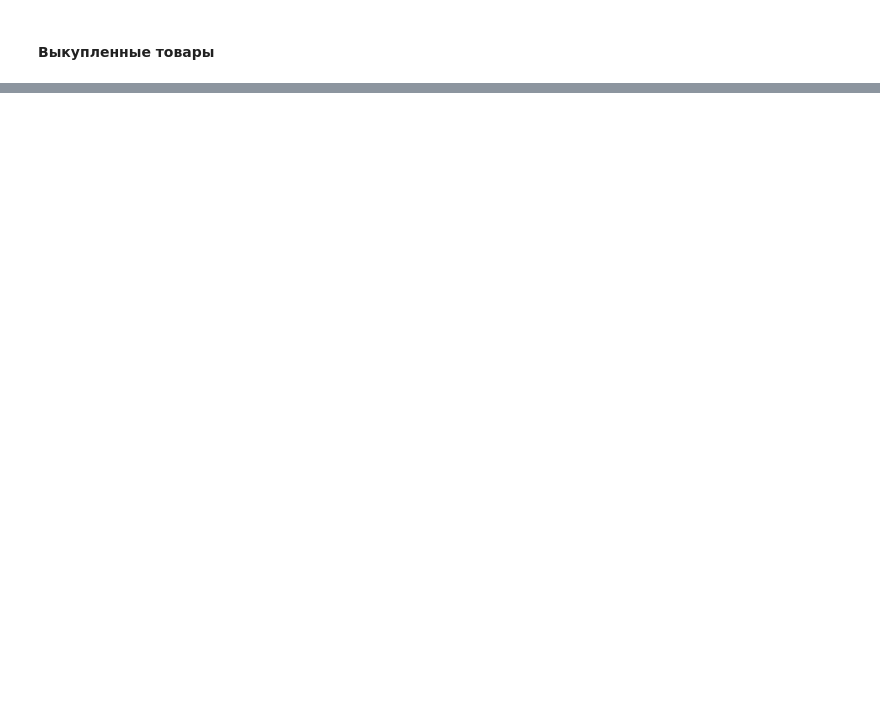
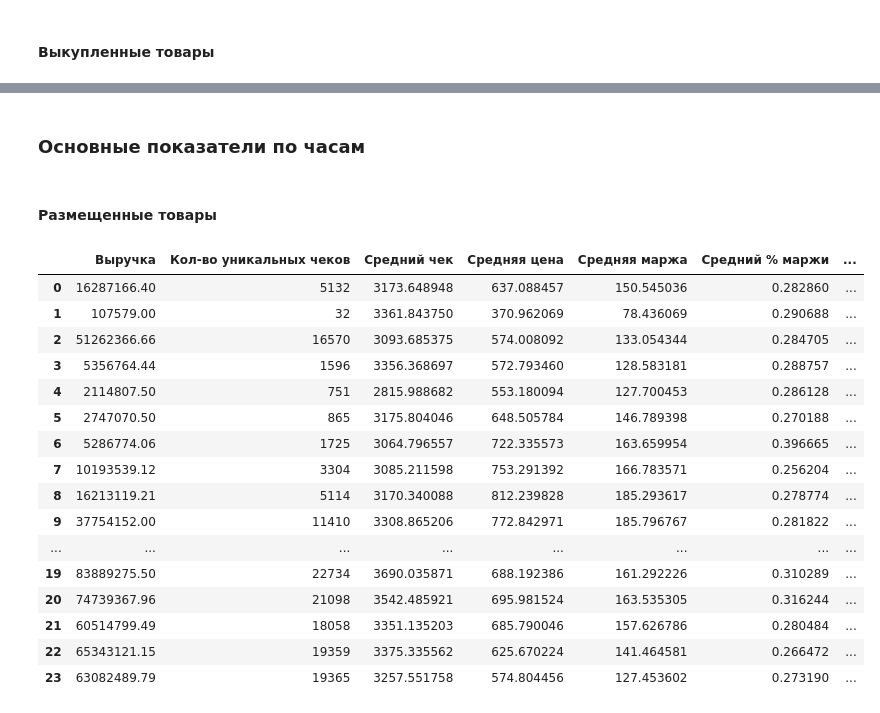
Before and after one commit to millb/course_work, a Jupyter notebook: preprocessing.ipynb, the cells around one changed output, grey strips where cells are left out. Cells and saved outputs as stored; diff of their text form; code cells hidden in the pictures; blank space fills up the shorter version.

```diff
--- a/preprocessing.ipynb
+++ b/preprocessing.ipynb
@@ -349,0 +401,3 @@ data = data.groupby
+# %%
+result = get_basic_indicators_by_month(purchased_data, is_purchased=True)
+result
@@ -349,0 +412,10 @@ data = data.groupby
+# %%
+def get_basic_indicators_by_days(data, is_purchased=False):
+    result = pd.DataFrame(columns=['Выручка', 'Кол-во уникальных чеков',
+                                   'Средний чек', 'Средняя цена', 'Средняя маржа',
+                                   'Средний % маржи', 'Кол-во товаров', 'Кол-во уникальных чеков',
+                                   'Среднее количество товаров в чеке'])
+    for current_day in range(7):
+        current_data = data[data['ДеньДатыЗаказа'] == current_day]
+        result = result.append(get_basic_indicators(current_data, is_purchased), ignore_index=True)
+    return result
@@ -349,0 +438,3 @@ data = data.groupby
+# %%
+result = get_basic_indicators_by_days(purchased_data, is_purchased=True)
+result
@@ -349,0 +450,35 @@ data = data.groupby
+# %% [markdown]
+### Основные показатели по часам ###
+# %%
+def get_basic_indicators_by_hours(data, is_purchased=False):
+    result = pd.DataFrame(columns=['Выручка', 'Кол-во уникальных чеков',
+                                   'Средний чек', 'Средняя цена', 'Средняя маржа',
+                                   'Средний % маржи', 'Кол-во товаров', 'Кол-во уникальных чеков',
+                                   'Среднее количество товаров в чеке'])
+    for current_day in range(24):
+        current_data = data[data['ЧасДатыЗаказа'] == current_day]
+        result = result.append(get_basic_indicators(current_data, is_purchased), ignore_index=True)
+    return result
+# %% [markdown]
+#### Размещенные товары ####
+# %%
+result = get_basic_indicators_by_hours(posted_data)
+result
+# %% [output]
+|  | Выручка | Кол-во уникальных чеков | Средний чек | Средняя цена | Средняя маржа | Средний % маржи | ... |
+| 0 | 16287166.40 | 5132 | 3173.648948 | 637.088457 | 150.545036 | 0.282860 | ... |
+| 1 | 107579.00 | 32 | 3361.843750 | 370.962069 | 78.436069 | 0.290688 | ... |
+| 2 | 51262366.66 | 16570 | 3093.685375 | 574.008092 | 133.054344 | 0.284705 | ... |
+| 3 | 5356764.44 | 1596 | 3356.368697 | 572.793460 | 128.583181 | 0.288757 | ... |
+| 4 | 2114807.50 | 751 | 2815.988682 | 553.180094 | 127.700453 | 0.286128 | ... |
+| 5 | 2747070.50 | 865 | 3175.804046 | 648.505784 | 146.789398 | 0.270188 | ... |
+| 6 | 5286774.06 | 1725 | 3064.796557 | 722.335573 | 163.659954 | 0.396665 | ... |
+| 7 | 10193539.12 | 3304 | 3085.211598 | 753.291392 | 166.783571 | 0.256204 | ... |
+| 8 | 16213119.21 | 5114 | 3170.340088 | 812.239828 | 185.293617 | 0.278774 | ... |
+| 9 | 37754152.00 | 11410 | 3308.865206 | 772.842971 | 185.796767 | 0.281822 | ... |
+| ... | ... | ... | ... | ... | ... | ... | ... |
+| 19 | 83889275.50 | 22734 | 3690.035871 | 688.192386 | 161.292226 | 0.310289 | ... |
+| 20 | 74739367.96 | 21098 | 3542.485921 | 695.981524 | 163.535305 | 0.316244 | ... |
+| 21 | 60514799.49 | 18058 | 3351.135203 | 685.790046 | 157.626786 | 0.280484 | ... |
+| 22 | 65343121.15 | 19359 | 3375.335562 | 625.670224 | 141.464581 | 0.266472 | ... |
+| 23 | 63082489.79 | 19365 | 3257.551758 | 574.804456 | 127.453602 | 0.273190 | ... |
```
Also changed, not shown: parts of 22 cells of this notebook.
